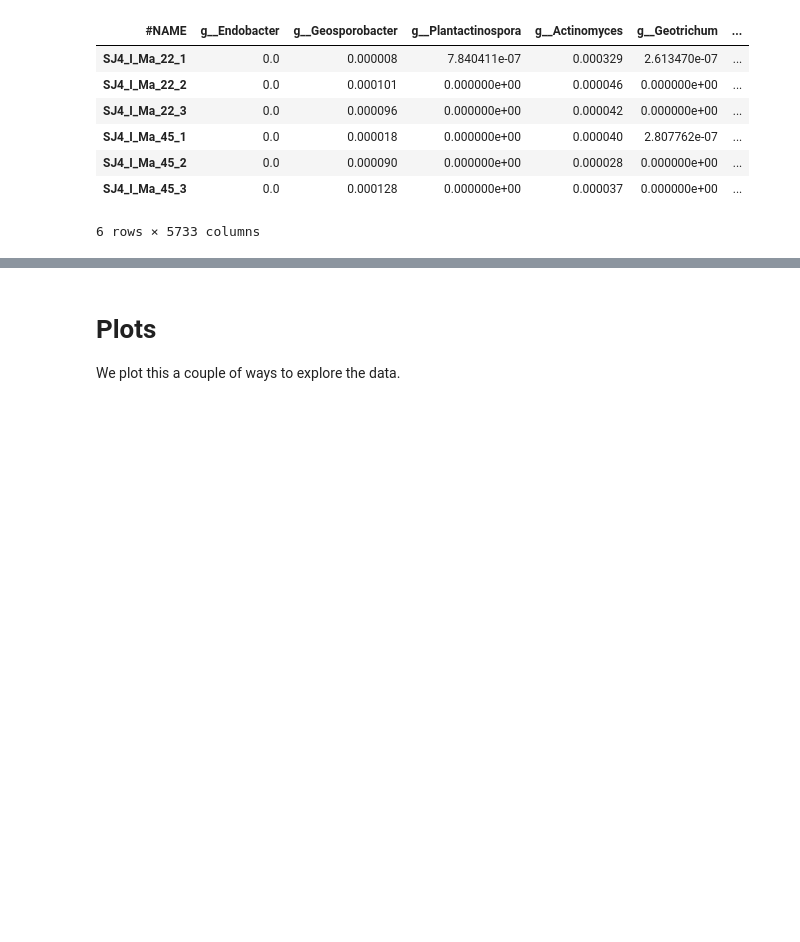
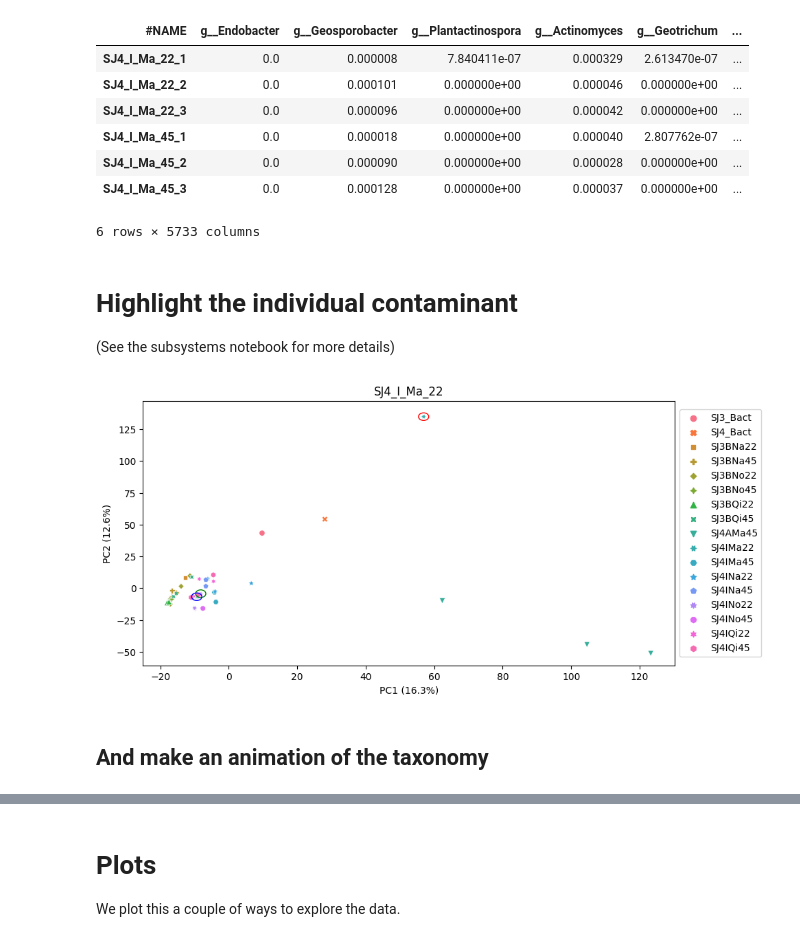
Before and after one commit to linsalrob/EdwardsLab, a Jupyter notebook: jupyter/sarah_taxonomy_pca.ipynb, the cells around one changed output, grey strips where cells are left out. Saved outputs shown, nothing was run; the diff lists cells and outputs as text; code cells hidden in the pictures; blank space fills up the shorter version.

Commit message:
how to analyse the subsystems and taxonomy

```diff
--- a/jupyter/sarah_taxonomy_pca.ipynb
+++ b/jupyter/sarah_taxonomy_pca.ipynb
@@ -190,3 +191,28 @@ dfcontam
 | SJ4_I_Ma_45_2 | 0.0 | 0.000090 | 0.000000e+00 | 0.000028 | 0.000000e+00 | ... |
 | SJ4_I_Ma_45_3 | 0.0 | 0.000128 | 0.000000e+00 | 0.000037 | 0.000000e+00 | ... |
 6 rows × 5733 columns
+# %% [markdown]
+# Highlight the individual contaminant
+
+(See the subsystems notebook for more details)
+# %%
+fig, ax = plt.subplots(figsize=(10,5))
+pc_df['SampleApproachMethodFilter'] = pc_df['Sample'] + pc_df['Approach'] + pc_df['Method'] + pc_df['Filter']
+pc_df.at[0, 'SampleApproachMethodFilter'] = 'SJ3_Bact'
+pc_df.at[1, 'SampleApproachMethodFilter'] = 'SJ4_Bact'
+
+ax = sns.scatterplot(x="PC1", y="PC2", hue='SampleApproachMethodFilter', style='SampleApproachMethodFilter', legend=True, data=pc_df)
+l = ax.set_xlabel(f"PC1 ({pca.explained_variance_ratio_[0]*100:.1f}%)")
+l = ax.set_ylabel(f"PC2 ({pca.explained_variance_ratio_[1]*100:.1f}%)")
+ax.legend(loc='center left', bbox_to_anchor=(1, 0.5))
+
+colours = ['red', 'green', 'blue']
+for i, j in enumerate(['SJ4_I_Ma_22_1', 'SJ4_I_Ma_22_2', 'SJ4_I_Ma_22_3']):
+    c = mpl.patches.Ellipse((pc_df[pc_df['Label']==j].PC1.values[0], pc_df[pc_df['Label']==j].PC2.values[0]), 3, 6, color=colours[i], fill=False)
+    ax.add_patch(c)
+
+t = ax.set_title('SJ4_I_Ma_22')
+# %% [output]
+[figure, added]
+# %% [markdown]
+## And make an animation of the taxonomy
```
Also changed, not shown: parts of 9 cells of this notebook, 1 other file.
